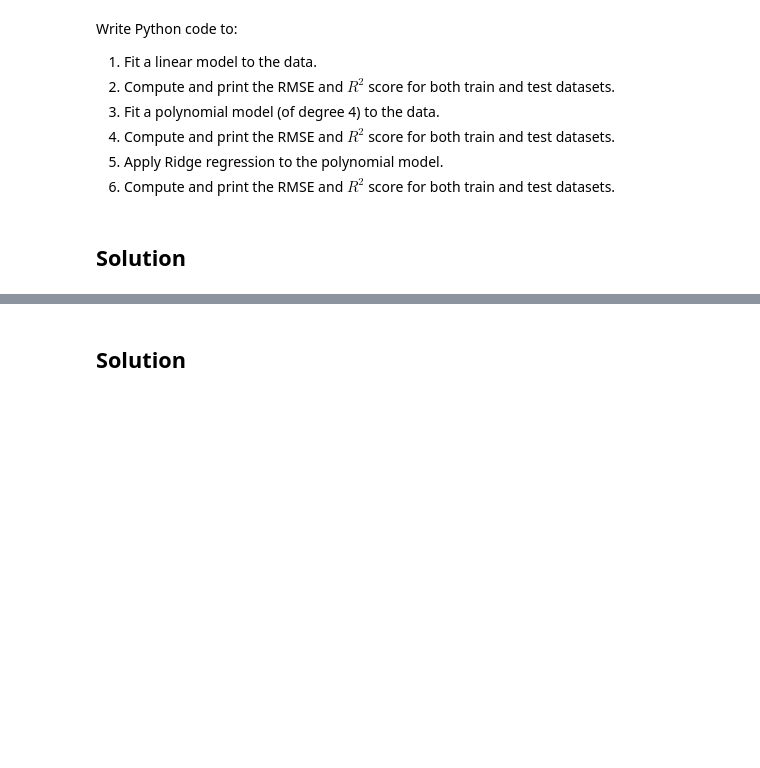
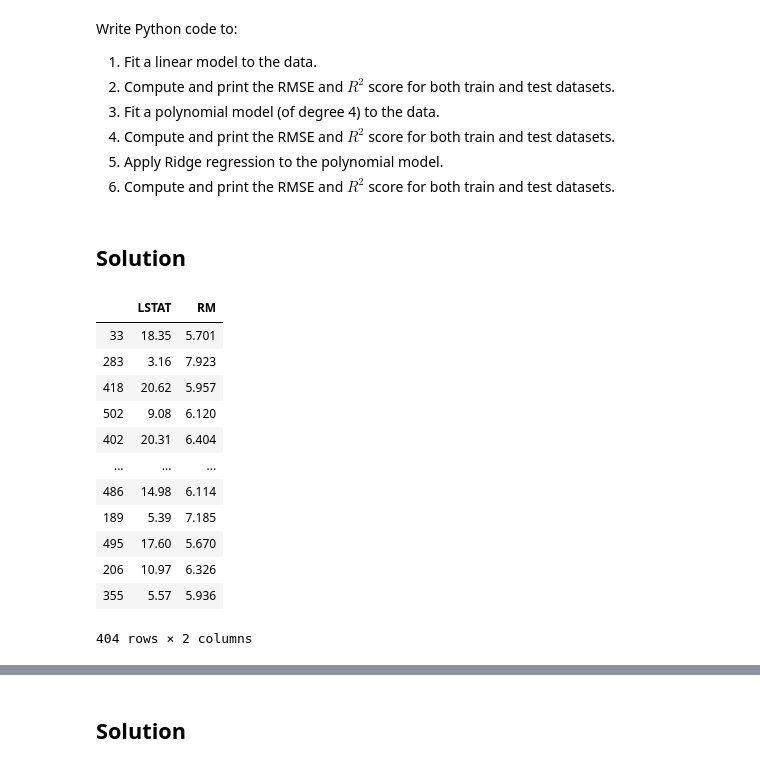
Before and after one commit to AdamCorbinFAUPhD/CAP5768-Intro-to-Data-Science, a Jupyter notebook: assignment_6/CAP5768_Assignment6_Corbin_Adam.ipynb, the cells around one changed output, grey strips where cells are left out. Saved outputs shown, nothing was run; the diff lists cells and outputs as text; code cells hidden in the pictures; blank space fills up the shorter version.

```diff
--- a/assignment_6/CAP5768_Assignment6_Corbin_Adam.ipynb
+++ b/assignment_6/CAP5768_Assignment6_Corbin_Adam.ipynb
@@ -552,0 +570,16 @@ Write Python code to:
+# %%
+X
+# %% [output]
+|  | LSTAT | RM |
+| 33 | 18.35 | 5.701 |
+| 283 | 3.16 | 7.923 |
+| 418 | 20.62 | 5.957 |
+| 502 | 9.08 | 6.120 |
+| 402 | 20.31 | 6.404 |
+| ... | ... | ... |
+| 486 | 14.98 | 6.114 |
+| 189 | 5.39 | 7.185 |
+| 495 | 17.60 | 5.670 |
+| 206 | 10.97 | 6.326 |
+| 355 | 5.57 | 5.936 |
+404 rows × 2 columns
```
Also changed, not shown: parts of 12 cells of this notebook.
